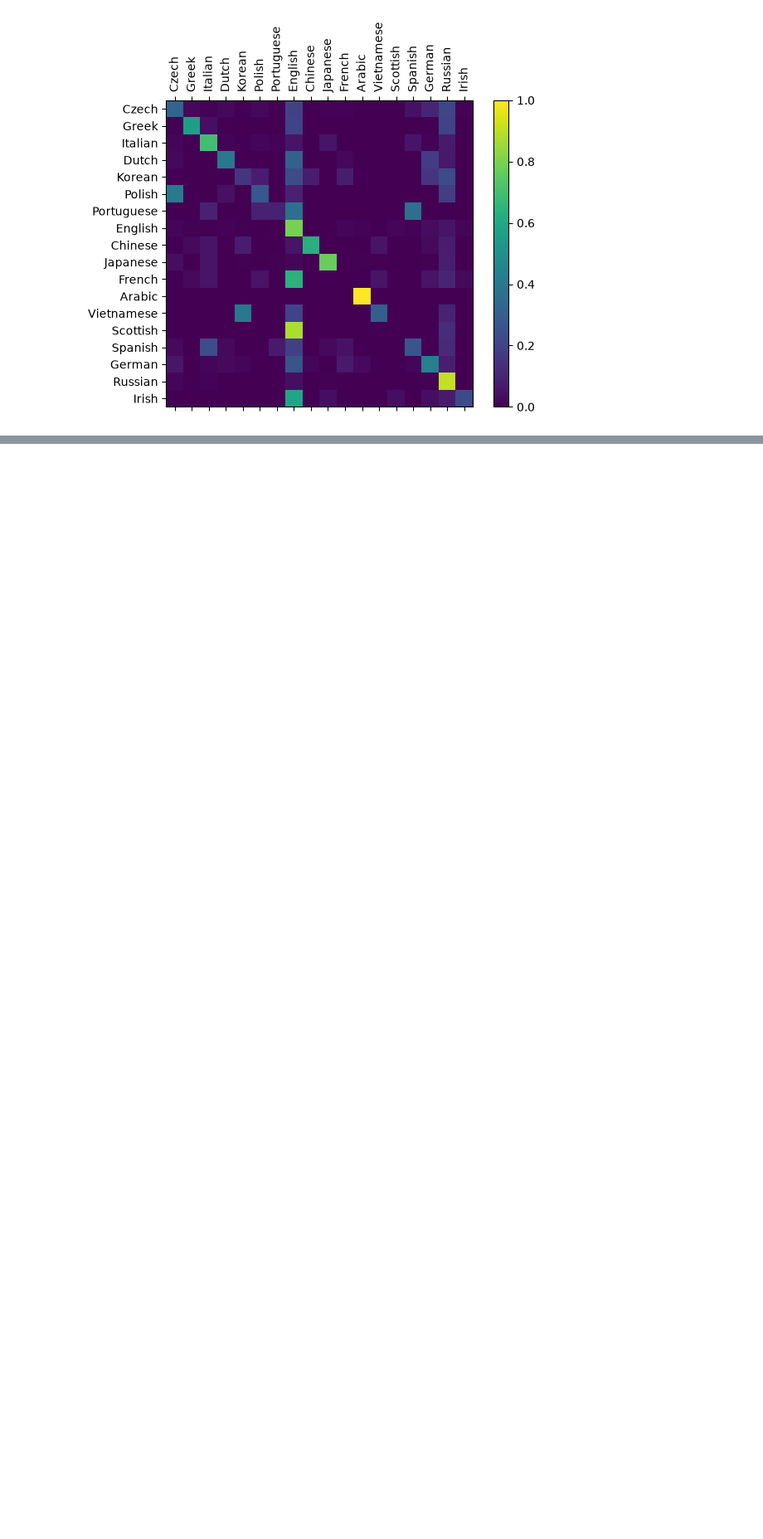
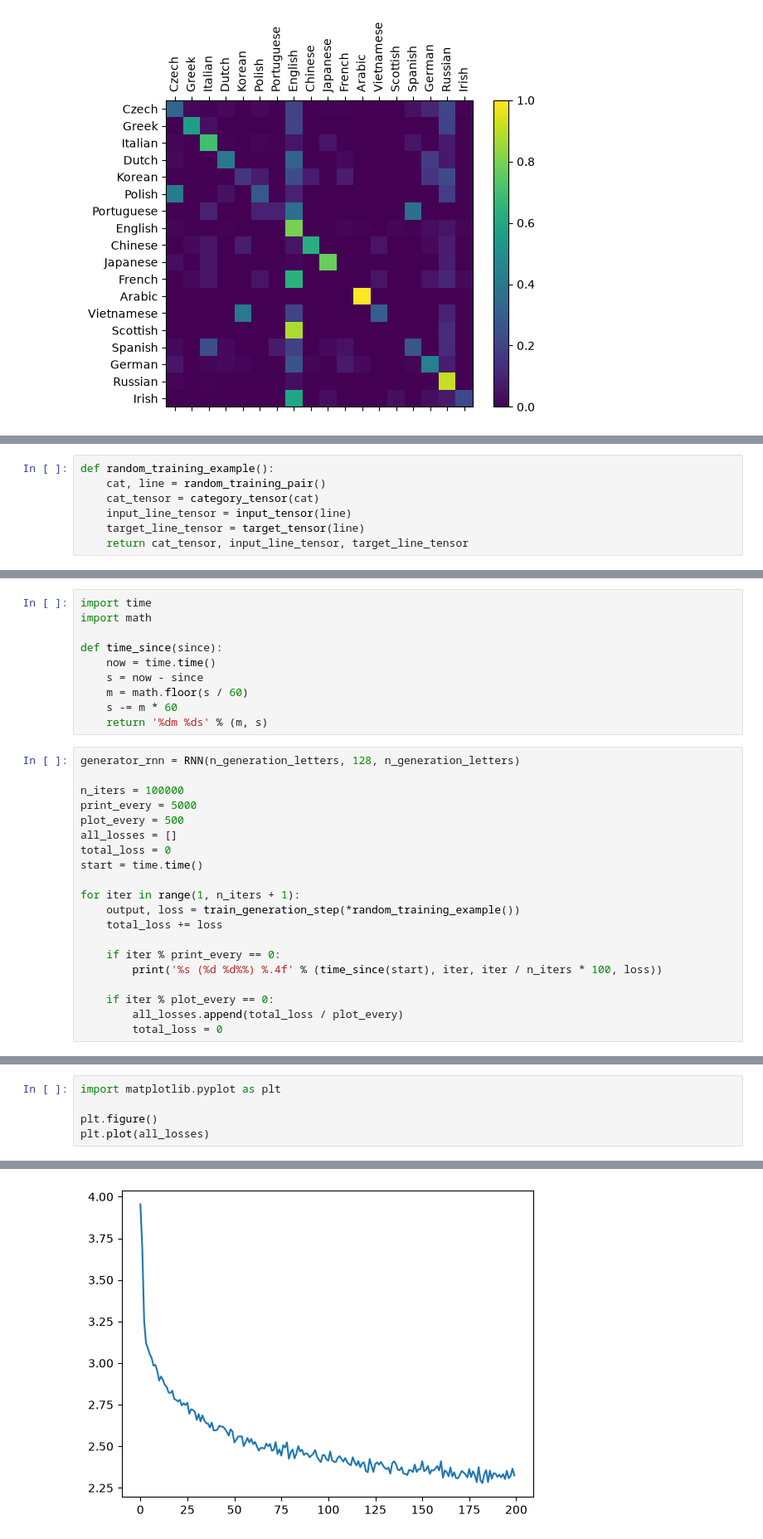
Before and after one commit to radkawar/llmsfs, a Jupyter notebook: torch/nlp.ipynb, the cells around one changed output, grey strips where cells are left out. Shown at 83% size. Cells and saved outputs as stored; diff of their text form; blank space fills up the shorter version.

```diff
--- a/torch/nlp.ipynb
+++ b/torch/nlp.ipynb
@@ -370,0 +508,7 @@ evaluate(rnn, test_set, classes=alldata.labels_uniq)
+# %%
+def random_training_example():
+    cat, line = random_training_pair()
+    cat_tensor = category_tensor(cat)
+    input_line_tensor = input_tensor(line)
+    target_line_tensor = target_tensor(line)
+    return cat_tensor, input_line_tensor, target_line_tensor
@@ -370,0 +539,30 @@ evaluate(rnn, test_set, classes=alldata.labels_uniq)
+# %%
+import time
+import math
+
+def time_since(since):
+    now = time.time()
+    s = now - since
+    m = math.floor(s / 60)
+    s -= m * 60
+    return '%dm %ds' % (m, s)
+# %%
+generator_rnn = RNN(n_generation_letters, 128, n_generation_letters)
+
+n_iters = 100000
+print_every = 5000
+plot_every = 500
+all_losses = []
+total_loss = 0
+start = time.time()
+
+for iter in range(1, n_iters + 1):
+    output, loss = train_generation_step(*random_training_example())
+    total_loss += loss
+
+    if iter % print_every == 0:
+        print('%s (%d %d%%) %.4f' % (time_since(start), iter, iter / n_iters * 100, loss))
+
+    if iter % plot_every == 0:
+        all_losses.append(total_loss / plot_every)
+        total_loss = 0
@@ -370,0 +590,6 @@ evaluate(rnn, test_set, classes=alldata.labels_uniq)
+# %%
+import matplotlib.pyplot as plt
+
+plt.figure()
+plt.plot(all_losses)
+# %% [output]
@@ -370,0 +597 @@ evaluate(rnn, test_set, classes=alldata.labels_uniq)
+[figure, added]
```
Also changed, not shown: parts of 12 cells of this notebook, 1 other file.
